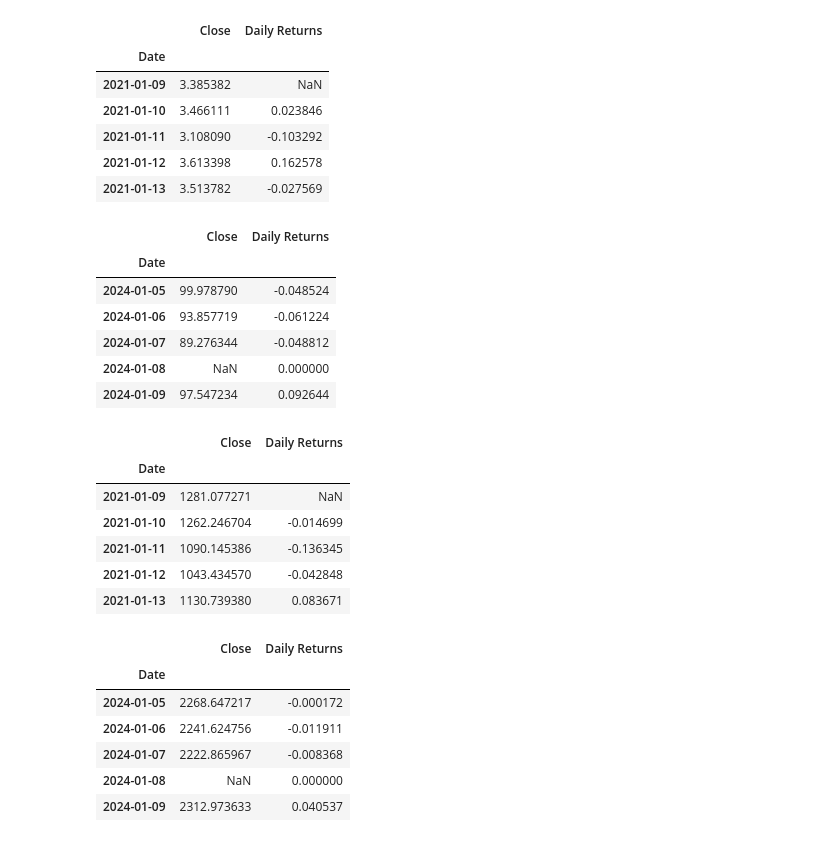
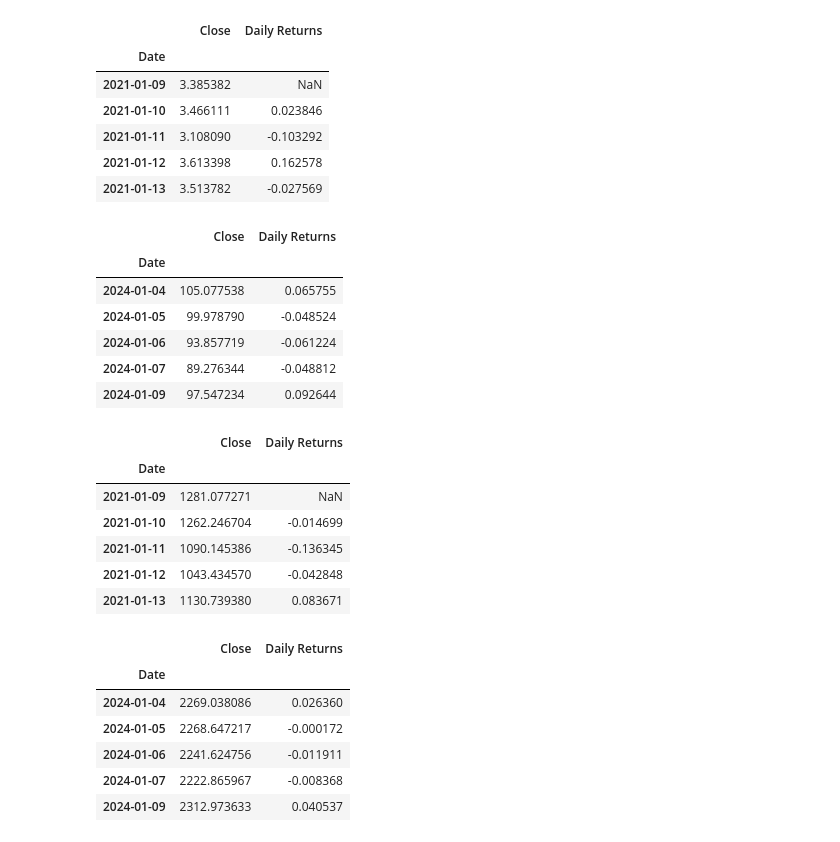
Before and after one commit to Chrisdeleon91/Algorithmic-Trading-Project-2, a Jupyter notebook: Project2.ipynb, the cells around one changed output. Drawn from its saved outputs; the diff is of its cells as text; code cells hidden in the pictures.

```diff
--- a/Project2.ipynb
+++ b/Project2.ipynb
@@ -6,7 +11,7 @@ import pandas as pd
 solana_df = pd.read_csv(("Resources/SOL-USD.csv"),
                         index_col="Date",
                         infer_datetime_format=True,
-                        parse_dates=True)
+                        parse_dates=True).dropna()
 # %%
 display(solana_df.head())
 display(solana_df.tail())
@@ -73,27 +78,27 @@ display(avalanche_df.tail())
 | 2024-01-09 | 36.086197 | 36.316204 | 35.280609 | 35.776928 | 35.776928 | 1.049333e+09 |
 # %%
 sol_df = solana_df.loc[:, ["Close"]]
-sol_df["Daily Returns"] = sol_df["Close"].pct_change()
+sol_df["Daily Returns"] = sol_df["Close"].pct_change().dropna()
 display(sol_df.head())
 display(sol_df.tail())
 # %% [output]
 |  | Close | Daily Returns |
 | Date |  |  |
 | 2021-01-09 | 3.385382 | NaN |
 | 2021-01-10 | 3.466111 | 0.023846 |
 | 2021-01-11 | 3.108090 | -0.103292 |
 | 2021-01-12 | 3.613398 | 0.162578 |
 | 2021-01-13 | 3.513782 | -0.027569 |
 |  | Close | Daily Returns |
 | Date |  |  |
+| 2024-01-04 | 105.077538 | 0.065755 |
 | 2024-01-05 | 99.978790 | -0.048524 |
 | 2024-01-06 | 93.857719 | -0.061224 |
 | 2024-01-07 | 89.276344 | -0.048812 |
-| 2024-01-08 | NaN | 0.000000 |
 | 2024-01-09 | 97.547234 | 0.092644 |
 # %%
 eth_df = ethereum_df.loc[:, ["Close"]]
-eth_df["Daily Returns"] = eth_df["Close"].pct_change()
+eth_df["Daily Returns"] = eth_df["Close"].pct_change().dropna()
 display(eth_df.head())
 display(eth_df.tail())
 # %% [output]
@@ -106,10 +111,10 @@ display(eth_df.tail())
 | 2021-01-13 | 1130.739380 | 0.083671 |
 |  | Close | Daily Returns |
 | Date |  |  |
+| 2024-01-04 | 2269.038086 | 0.026360 |
 | 2024-01-05 | 2268.647217 | -0.000172 |
 | 2024-01-06 | 2241.624756 | -0.011911 |
 | 2024-01-07 | 2222.865967 | -0.008368 |
-| 2024-01-08 | NaN | 0.000000 |
 | 2024-01-09 | 2312.973633 | 0.040537 |
 # %%
 ava_df = avalanche_df.loc[:, ["Close"]]
```
Also changed, not shown: parts of 16 cells of this notebook, 1 other file.
